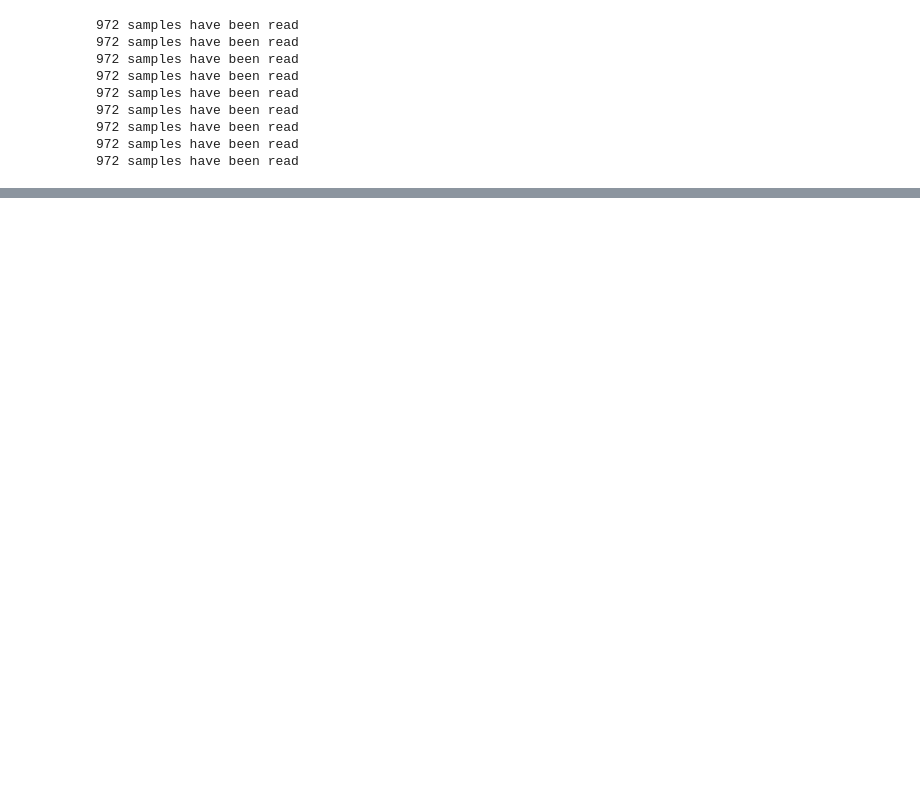
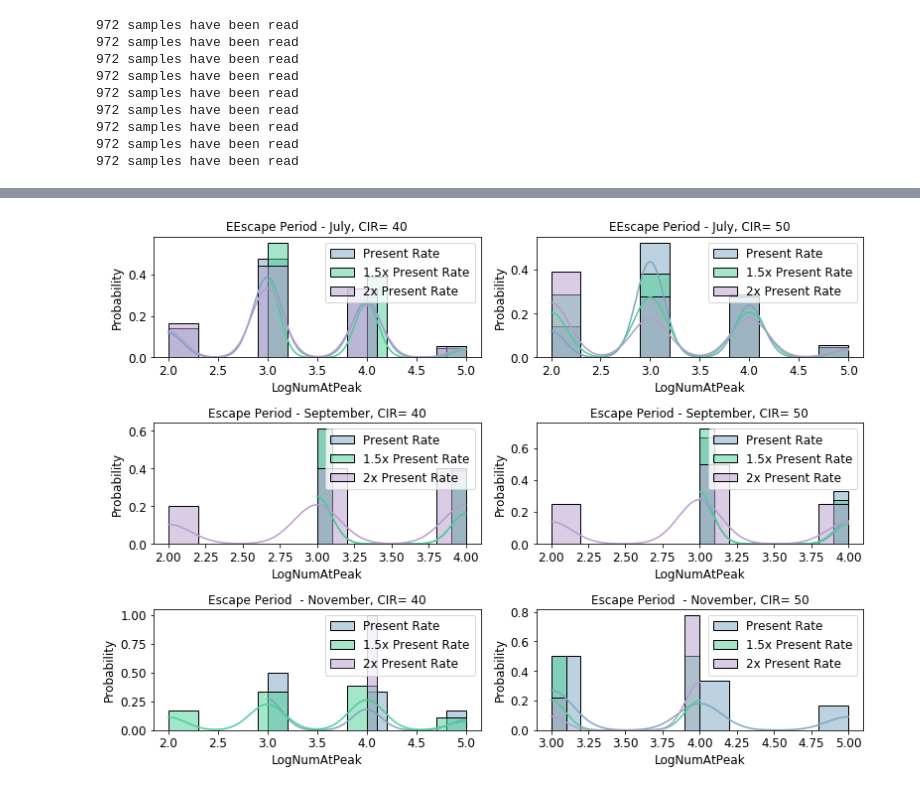
Before and after one commit to thivinanandh/covidPlotWave3, a Jupyter notebook: Thivin.ipynb, the cells around one changed output, grey strips where cells are left out. Drawn from its saved outputs; the diff is of its cells as text; code cells hidden in the pictures; blank space fills up the shorter version.

```diff
--- a/Thivin.ipynb
+++ b/Thivin.ipynb
@@ -266,11 +270,14 @@ def AddPeakInfo(df_master,df_nuc,noWaveDate,nowaveNumber,JiterNoPeak):
 
 
 ############ UPDATE FRACTION AT PEAK
-def fracAtPeak(df):
-    df_plot=df[df['Date Of Peak']!=NOWAVEPEAKDATE]
+def fracAtPeak(df_plot):
+#     df_plot=df[df['Date Of Peak']!=NOWAVEPEAKDATE]
     fracap = []
     for i in range(len(df_plot['Date Of Peak'])):
-        fracap.append(df_plot.iloc[i,df_plot['Date Of Peak'][i]])
+        if(df_plot['Date Of Peak'][i] != NOWAVEPEAKDATE):
+            fracap.append(df_plot.iloc[i,df_plot['Date Of Peak'][i]])
+        else:
+            fracap.append(0)
     df_plot['fracAtDop'] = fracap
     return df_plot
 # %%
@@ -374,7 +384,6 @@ import matplotlib.pyplot as plt
 
 def GenerateData(df_active,YColumn,Bandwidth,N_bins,LinePLotVals_Cases,LinePLotX_Cases,NoWaveRatio,boolHist):
     fig, ax = plt.subplots(3,2,figsize=(11,8))
-    fig.tight_layout(pad=3.0)
     colorVal = ['#7aa6c2','#4acf94','#b99bce']
     kernel = 'epanechnikov'
     KDPCIR=["CIR= 40", "CIR= 50"]
@@ -394,17 +403,17 @@ def GenerateData(df_active,YColumn,Bandwidth,N_bins,LinePLotVals_Cases,LinePLotX
 
             for k in range(3):
                 df_kdep = df_kde.copy(deep=True)
-                df_kdep = df_kdep[df_kdep['Vaccine Rate']==KDP_c_p_name[k]]
+                df_kdep = df_kdep[df_kdep['Vaccine Rate']==KDP_c_p_name[k]].copy(deep=True)
 
                 TotalRows = df_kdep.shape[0]   ### NUmber of Rows for this Selected Scenario
 
                 ### Remove Rows With DATE_OF_PEAK = 670
-                df_kdep = df_kdep[df_kdep['Date Of Peak']!=NOWAVEPEAKDATE]
+                df_kdep = df_kdep[df_kdep['Date Of Peak']!=NOWAVEPEAKDATE].copy(deep=True)
 
                 ### Remove the rows with NUmber at Peak < 500
-                df_kdep = df_kdep[df_kdep['Number At Peak']>200]
+                df_kdep = df_kdep[df_kdep['Number At Peak']>200].copy(deep=True)
 
-
+#                 print(df_active.shape[0])
 #                 print("Scenario : ",KDPCIR[j],"_",KDPImm[i],"_",legend[k])
 #                 print("Total Rows : ", TotalRows)
 #                 print("No Wave Peeks : ", df_kdep.shape[0])
@@ -421,6 +430,7 @@ def GenerateData(df_active,YColumn,Bandwidth,N_bins,LinePLotVals_Cases,LinePLotX
                 ratio = TruncatedRows/TotalRows    #### Compute Ratio of Wave Scenarios
 
                 ratioNoWave = 1.0 - ratio;
+#                 print("Total : " ,TotalRows, " TruncatedRows : ",TruncatedRows,   "  RatioNoWave : " , ratioNoWave)
 
 
                 if(len(hist.get_lines()) == plotIndex+1):
@@ -670,0 +688,64 @@ def CIR_plotter(LinePLotVals_Cases,LinePLotX_Cases,LinePLotVals,LinePLotX, \
+# %%
+###--- PLOTTING CELL ----     ####
+### @@ CIR PLOT    ###
+
+############### Function for Plotting #####################################
+
+def plotDataFrame(DataFrameName,plotName):
+#     DataFrameName = AddPeakInfo(DataFrameName,700,False)
+
+    ## For Number of Cases
+    LinePLotVals_Cases = np.empty(shape=(3,2,3,200))
+    LinePLotX_Cases = np.empty(shape=(3,2,3,200))
+
+    ## For Date of Peak
+    LinePLotVals = np.empty(shape=(3,2,3,200))
+    LinePLotX = np.empty(shape=(3,2,3,200))
+
+
+    ### For Storing Ratio of No Peak in Each cases
+    NoWave_NumCases_Ratio = np.empty(shape = (3,2,3,1))
+    Nowave_DOP_Ratio = np.empty(shape = (3,2,3,1))
+
+
+    ### Data for Number at Peak
+    print("Size before GenData 1: ", DataFrameName.shape[0])
+    GenerateData(DataFrameName,'LogNumAtPeak',0.4,10,LinePLotVals_Cases,LinePLotX_Cases,NoWave_NumCases_Ratio,True)
+    print("Size Aftr GenData 1: ", df_nucleation_total.shape[0])
+
+    ### Data for Day of Peak
+    print("Size before GenData1: ", DataFrameName.shape[0])
+    GenerateData(DataFrameName,'Date Of Peak',0.4,10,LinePLotVals,LinePLotX,Nowave_DOP_Ratio,True)
+    print("Size After GenData1: ", DataFrameName.shape[0])
+    ### PLot the values in seperate plots
+    CIR_plotter(LinePLotVals_Cases,LinePLotX_Cases,LinePLotVals,LinePLotX, \
+                NoWave_NumCases_Ratio,Nowave_DOP_Ratio,plotName)
+
+#     SCATTER_plotter(df_active,plotName)
+
+plotDataFrame(df_nucleation_11,"nucleation_11")
+plotDataFrame(df_nucleation_18,"nucleation_18")
+plotDataFrame(df_nucleation_45,"nucleation_45")
+plotDataFrame(df_nucleation_60,"nucleation_60")
+plotDataFrame(df_nucleation_60plus,"nucleation_60plus")
+plotDataFrame(df_active,"TotalActive")
+plotDataFrame(df_nucleation_total,"DailyActive")
+
+
+
+# #EXTRA -- REMOVE THEM
+# LinePLotVals_Cases = np.empty(shape=(3,2,3,200))
+# LinePLotX_Cases = np.empty(shape=(3,2,3,200))
+
+# ## For Date of Peak
+# LinePLotVals = np.empty(shape=(3,2,3,200))
+# LinePLotX = np.empty(shape=(3,2,3,200))
+
+
+# ### For Storing Ratio of No Peak in Each cases
+# NoWave_NumCases_Ratio = np.empty(shape = (3,2,3,1))
+# Nowave_DOP_Ratio = np.empty(shape = (3,2,3,1))
+
+# HANDLES,LABELS = CIR_plotter(LinePLotVals_Cases,LinePLotX_Cases,LinePLotVals,LinePLotX, \
+#                 NoWave_NumCases_Ratio,Nowave_DOP_Ratio,"test")
+# %% [output]
@@ -670,0 +754 @@ def CIR_plotter(LinePLotVals_Cases,LinePLotX_Cases,LinePLotVals,LinePLotX, \
+[figure, added]
```
Also changed, not shown: parts of 18 cells of this notebook, 50 other files.
